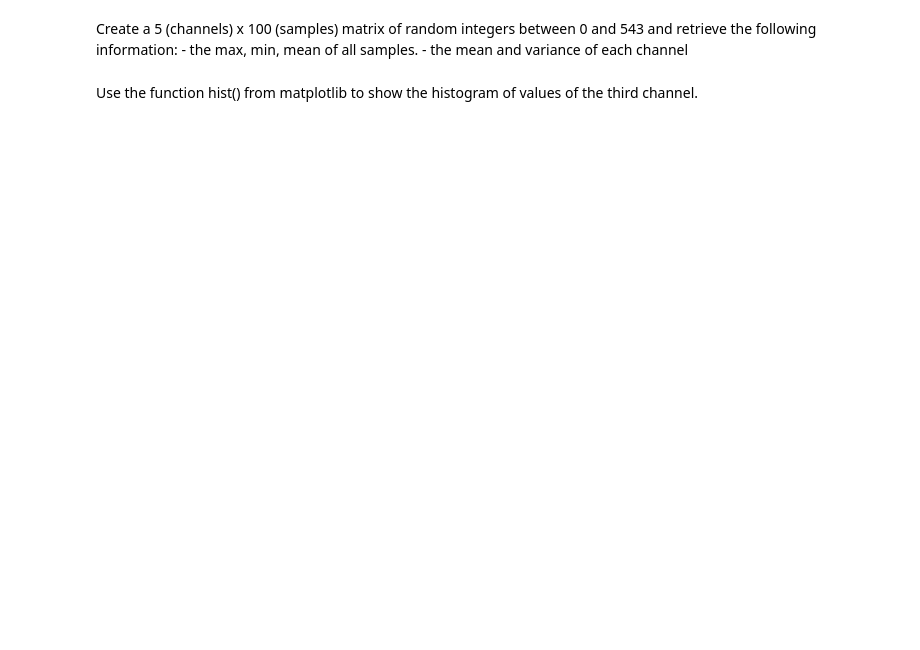
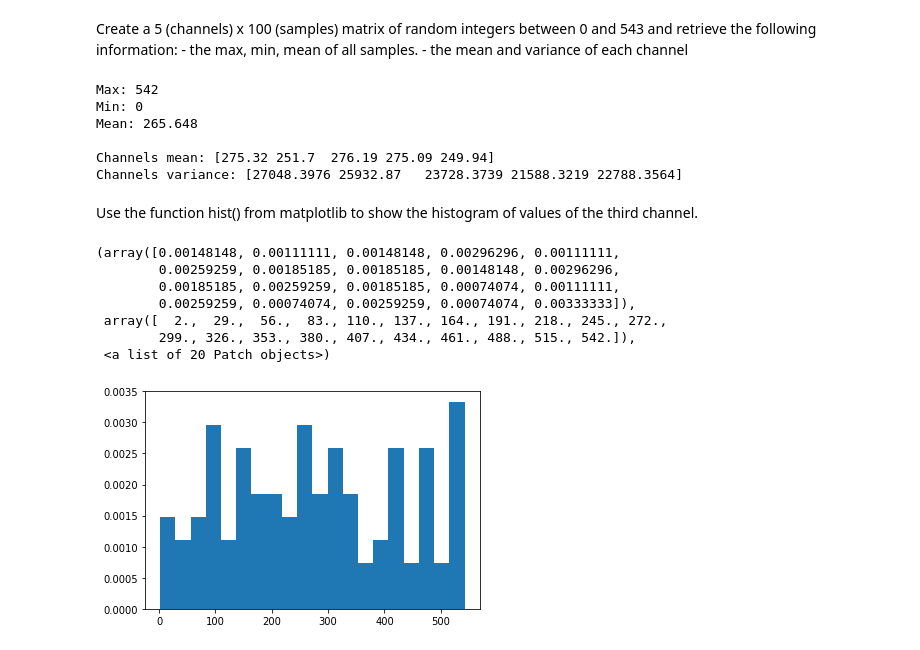
Before and after one commit to dmachlanski/ce888labs, a Jupyter notebook: labs/lab1/lab1.ipynb, the cells around one changed output. Cells and saved outputs as stored; diff of their text form; code cells hidden in the pictures; blank space fills up the shorter version.

```diff
--- a/labs/lab1/lab1.ipynb
+++ b/labs/lab1/lab1.ipynb
@@ -411,2 +566,19 @@ Create a 5 (channels) x 100 (samples) matrix of random integers between 0 and 54
+# %%
+#<------------INSERT CODE HERE------------>
+my_rand = np.random.randint(544, size=(5,100))
+
+print("Max:", np.max(my_rand))
+print("Min:", np.min(my_rand))
+print("Mean:", np.mean(my_rand))
+print()
+print("Channels mean:", np.mean(my_rand, 1))
+print("Channels variance:", np.var(my_rand, 1))
+# %% [output]
+Max: 542
+Min: 0
+Mean: 265.648
+
+Channels mean: [275.32 251.7  276.19 275.09 249.94]
+Channels variance: [27048.3976 25932.87   23728.3739 21588.3219 22788.3564]
 # %% [markdown]
 Use the function hist() from matplotlib to show the histogram of values of the third channel.
@@ -414,0 +585,11 @@ Use the function hist() from matplotlib to show the histogram of values of the t
+# %%
+plt.hist(my_rand[2], density=True, bins=20)
+# %% [output]
+(array([0.00148148, 0.00111111, 0.00148148, 0.00296296, 0.00111111,
+        0.00259259, 0.00185185, 0.00185185, 0.00148148, 0.00296296,
+        0.00185185, 0.00259259, 0.00185185, 0.00074074, 0.00111111,
+        0.00259259, 0.00074074, 0.00259259, 0.00074074, 0.00333333]),
+ array([  2.,  29.,  56.,  83., 110., 137., 164., 191., 218., 245., 272.,
+        299., 326., 353., 380., 407., 434., 461., 488., 515., 542.]),
+ <a list of 20 Patch objects>)
+[figure, added]
```
Also changed, not shown: parts of 20 cells of this notebook.
